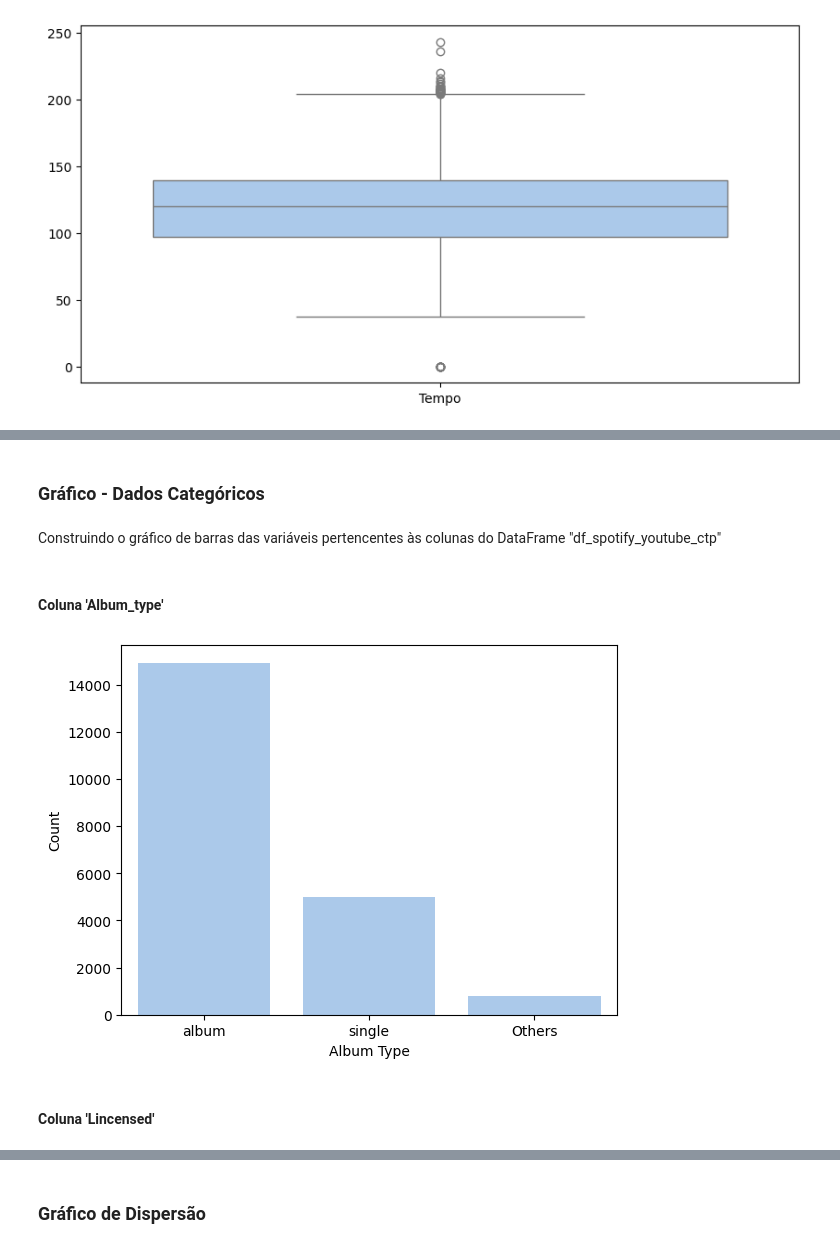
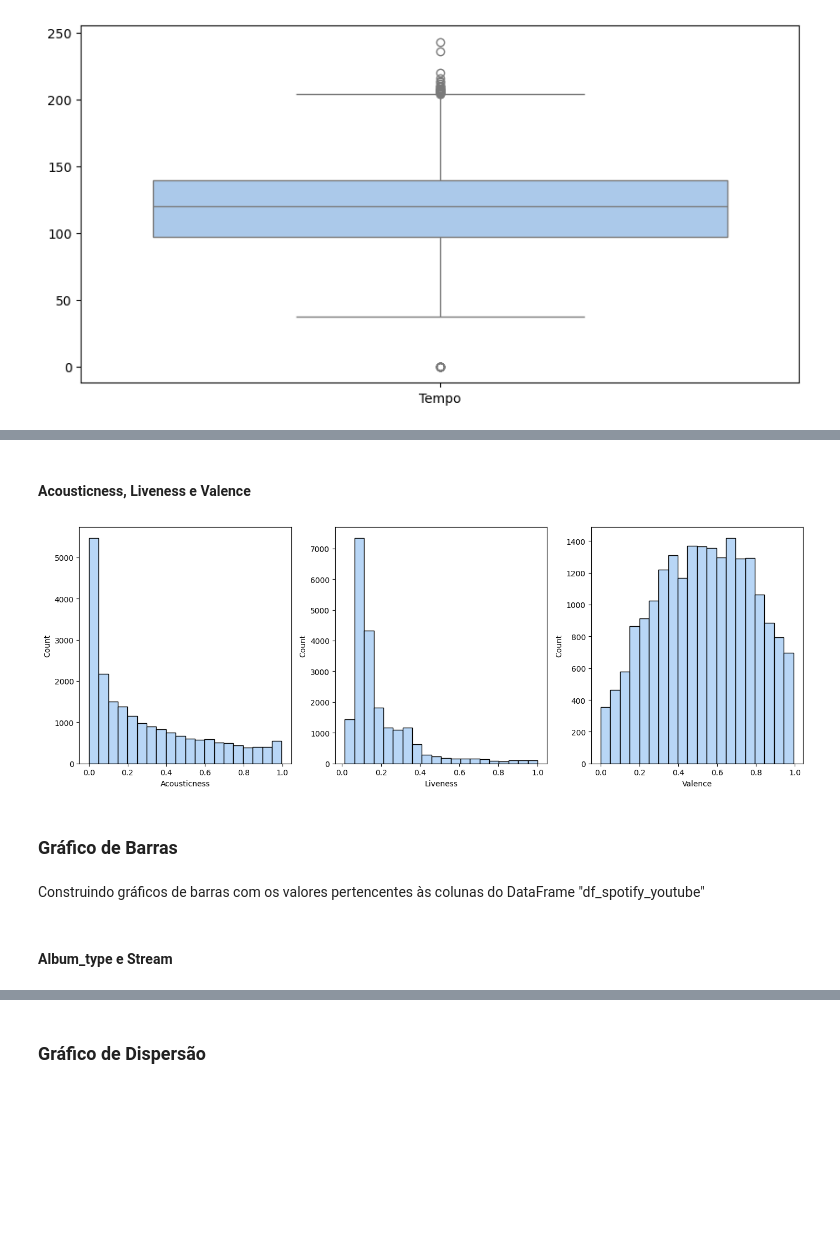
Before and after one commit to sylrod569/Projeto-ICD---An-lise-de-Dados-do-Spotify-Youtube, a Jupyter notebook: tratamento_de_dados.ipynb, the cells around one changed output, grey strips where cells are left out. Drawn from its saved outputs; the diff is of its cells as text; code cells hidden in the pictures; blank space fills up the shorter version.

```diff
--- a/tratamento_de_dados.ipynb
+++ b/tratamento_de_dados.ipynb
@@ -261,17 +258,19 @@ plt.show()
+# %% [markdown]
+#### Acousticness, Liveness e Valence
+# %%
+plt.figure(figsize=(14,5))
+plt.subplot(1,3,1)
+sns.histplot(data=df_spotify_youtube_num,x="Acousticness",bins=20)
+plt.subplot(1,3,2)
+sns.histplot(data=df_spotify_youtube_num,x="Liveness",bins=20)
+plt.subplot(1,3,3)
+sns.histplot(data=df_spotify_youtube_num,x="Valence",bins=20)
+plt.tight_layout()
+# %% [output]
+[figure, added]
 # %% [markdown]
-### Gráfico - Dados Categóricos
+### Gráfico de Barras
 # %% [markdown]
-Construindo o gráfico de barras das variáveis pertencentes às colunas do DataFrame "df_spotify_youtube_ctp"
+Construindo gráficos de barras com os valores pertencentes às colunas do DataFrame "df_spotify_youtube"
 # %% [markdown]
-#### Coluna 'Album_type'
+#### Album_type e Stream
-# %%
-counts = df_spotify_youtube_ctp['Album_type'].value_counts()
-counts = counts.rename_axis('Album_type').rename(index={'compilation': 'Others'})
-sns.barplot(x=counts.index,y=counts.values)
-plt.xlabel('Album Type')
-plt.ylabel('Count')
-plt.show()
-# %% [output]
-[figure, removed]
-# %% [markdown]
-#### Coluna 'Lincensed'
```
Also changed, not shown: parts of 47 cells of this notebook.
